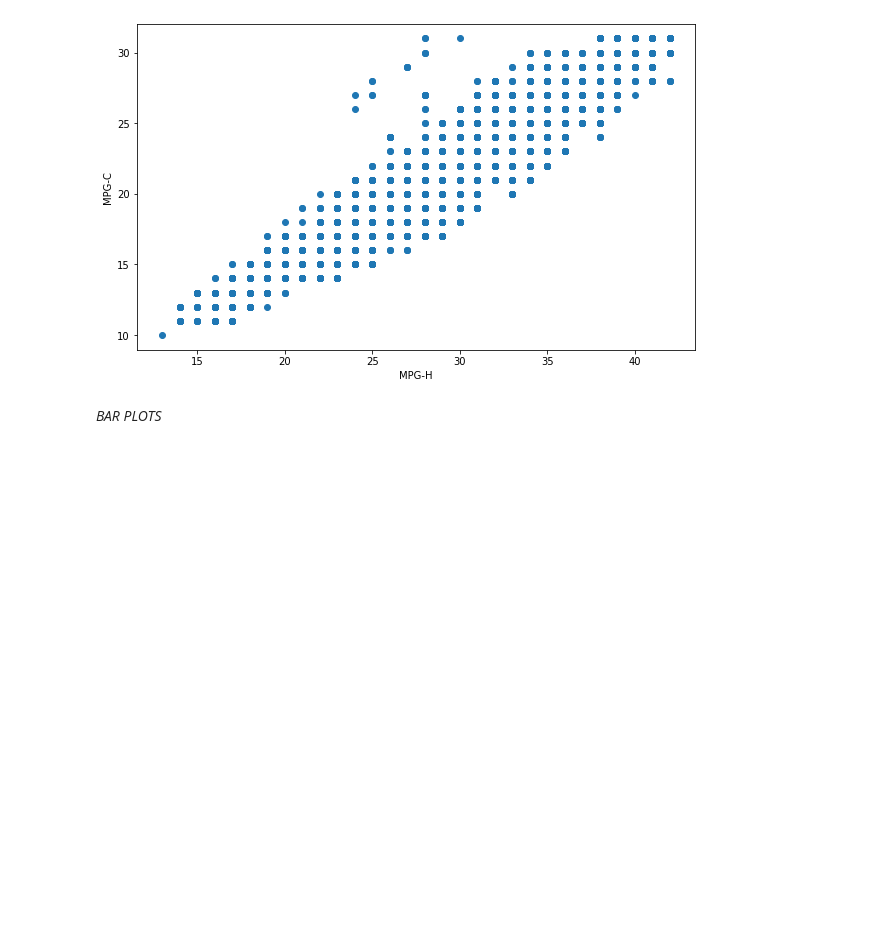
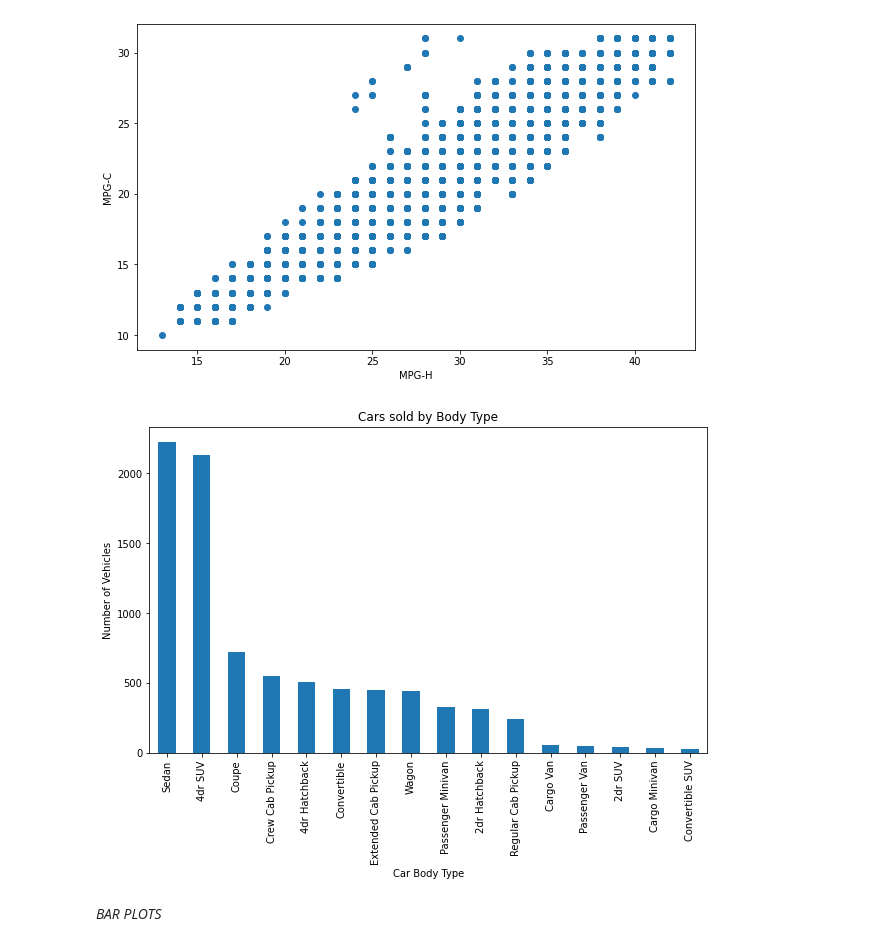
Before and after one commit to ElvinAlex26/MLI, a Jupyter notebook: projectml.ipynb, the cells around one changed output. Saved outputs shown, nothing was run; the diff lists cells and outputs as text; code cells hidden in the pictures; blank space fills up the shorter version.

```diff
--- a/projectml.ipynb
+++ b/projectml.ipynb
@@ -481,6 +481,14 @@ ax.set_ylabel('MPG-C')
 plt.show()
 # %% [output]
 [figure]
+# %%
+#Barchart for car 'body' variable
+car_data['Vehicle Style'].value_counts().plot.bar(figsize=(10,6))
+plt.title("Cars sold by Body Type")
+plt.ylabel('Number of Vehicles')
+plt.xlabel('Car Body Type');
+# %% [output]
+[figure, added]
 # %% [markdown]
 *BAR PLOTS*
 # %%
```
Also changed, not shown: parts of 8 cells of this notebook.
